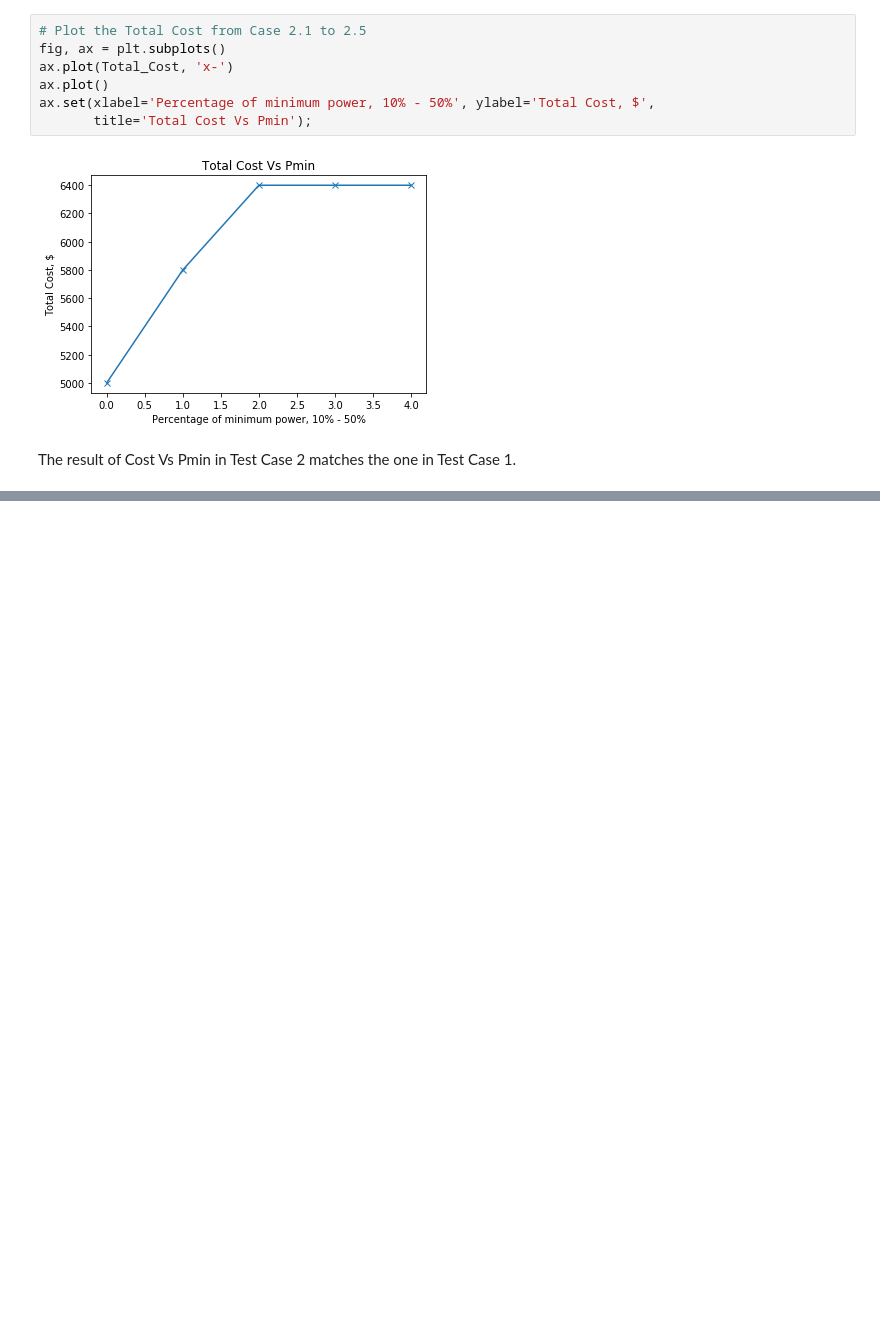
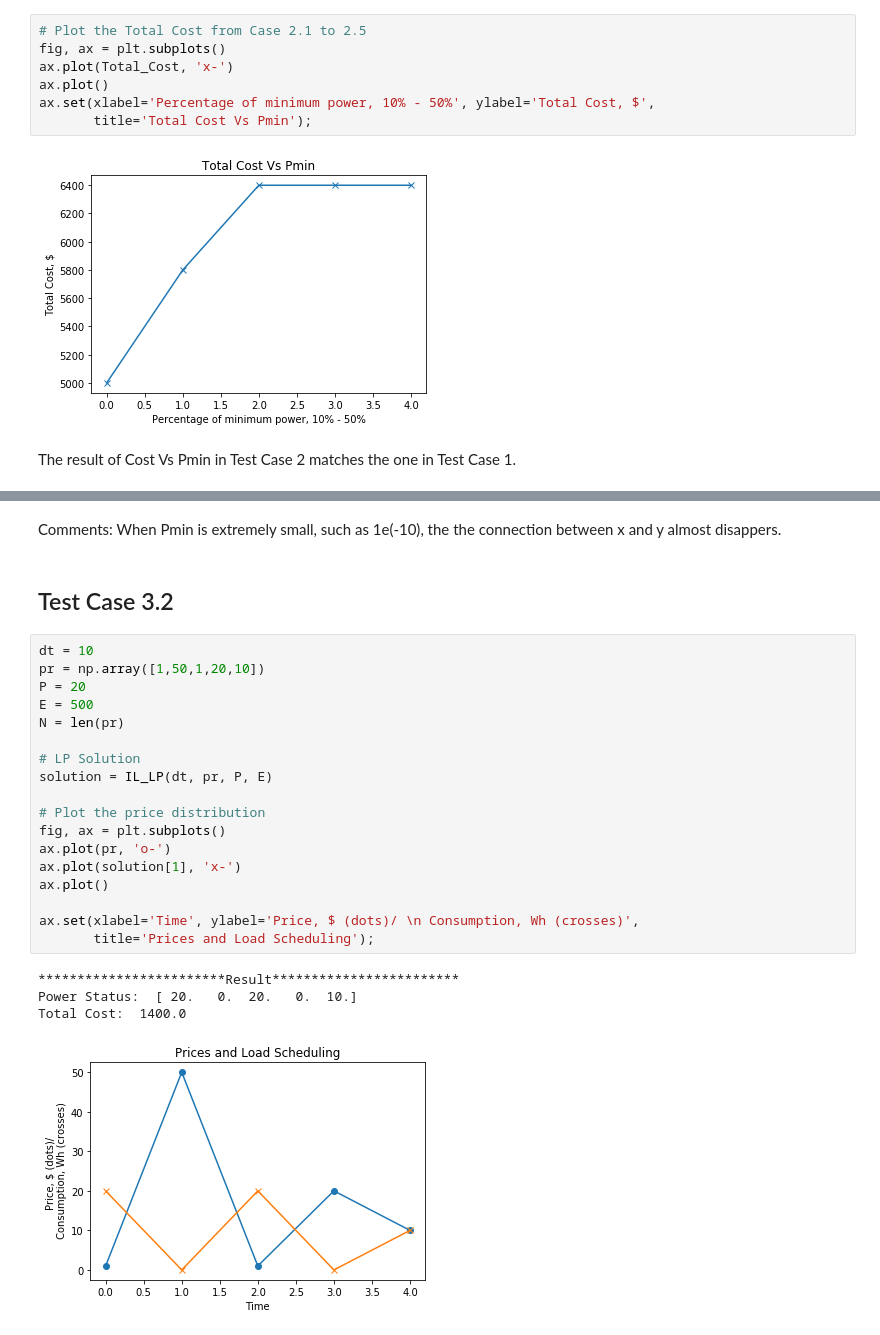
Before and after one commit to SiyueZoe/FYP-Project, a Jupyter notebook: Sensitivity Test for Pmin in IL_with_EM_MILP.ipynb, the cells around one changed output, grey strips where cells are left out. Cells and saved outputs as stored; diff of their text form; blank space fills up the shorter version.

```diff
--- a/Sensitivity Test for Pmin in IL_with_EM_MILP.ipynb
+++ b/Sensitivity Test for Pmin in IL_with_EM_MILP.ipynb
@@ -498,0 +551,27 @@ The result of Cost Vs Pmin in Test Case 2 matches the one in Test Case 1.
+# %% [markdown]
+Comments: When Pmin is extremely small, such as 1e(-10), the the connection between x and y almost disappers.
+# %% [markdown]
+## Test Case 3.2
+# %%
+dt = 10
+pr = np.array([1,50,1,20,10])
+P = 20
+E = 500
+N = len(pr)
+
+# LP Solution
+solution = IL_LP(dt, pr, P, E)
+
+# Plot the price distribution
+fig, ax = plt.subplots()
+ax.plot(pr, 'o-')
+ax.plot(solution[1], 'x-')
+ax.plot()
+
+ax.set(xlabel='Time', ylabel='Price, $ (dots)/ \n Consumption, Wh (crosses)',
+       title='Prices and Load Scheduling');
+# %% [output]
+************************Result************************
+Power Status:  [ 20.   0.  20.   0.  10.]
+Total Cost:  1400.0
+[figure, added]
```
Also changed, not shown: parts of 12 cells of this notebook.
